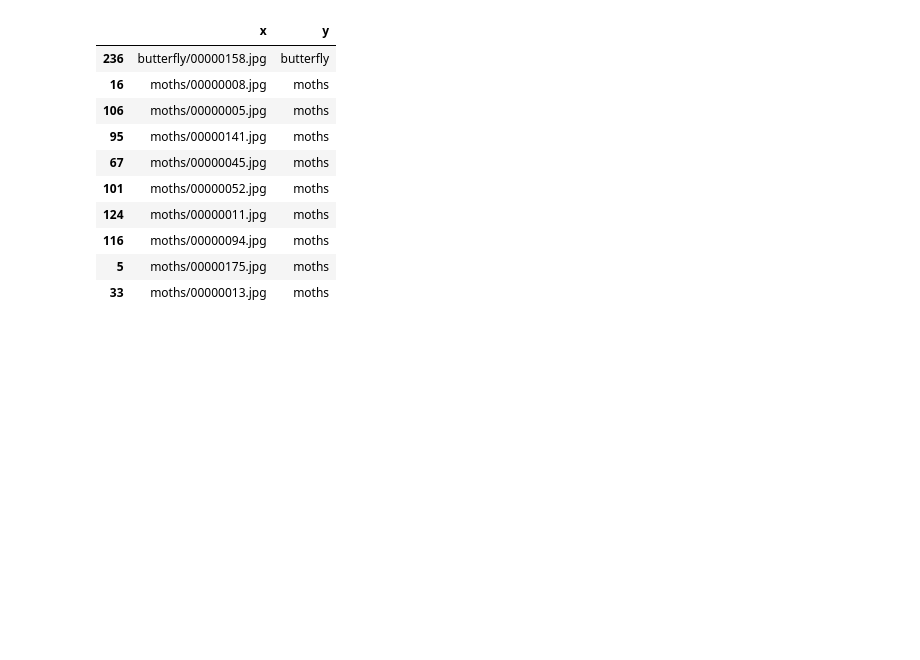
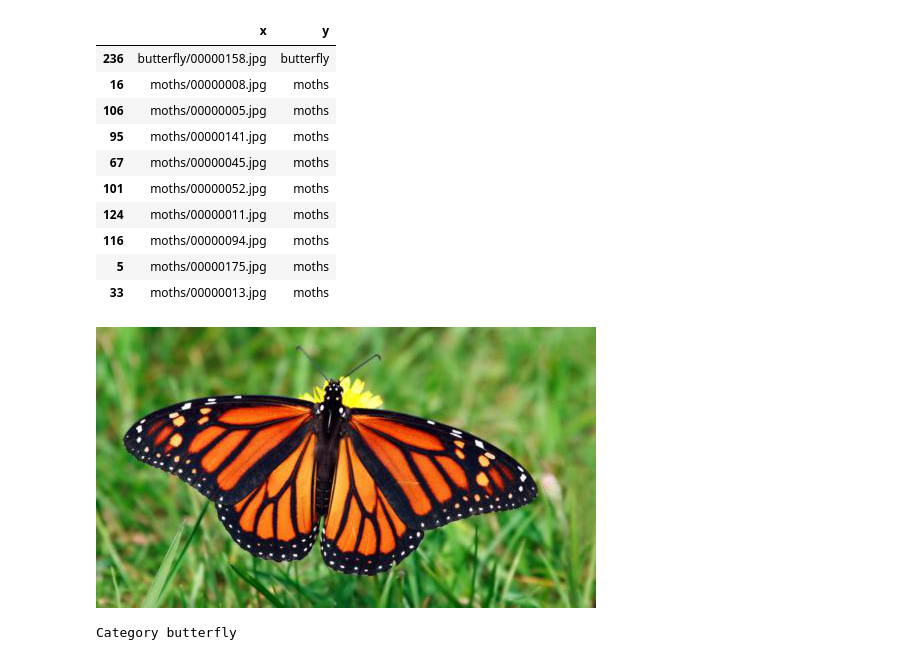
Before and after one commit to rohithpaul0304/Is-it-a-Butterfly-or-a-Moth, a Jupyter notebook: Butterfly_and_Moth_Classifier.ipynb, the cells around one changed output. Saved outputs shown, nothing was run; the diff lists cells and outputs as text; code cells hidden in the pictures; blank space fills up the shorter version.

```diff
--- a/Butterfly_and_Moth_Classifier.ipynb
+++ b/Butterfly_and_Moth_Classifier.ipynb
@@ -132,3 +132,8 @@ ds.to_df().iloc[idxs[:10]]
 | 33 | moths/00000013.jpg | moths |
 # %%
 learn.export()
+# %%
+img = open_image(path/'butterfly'/'00000041.jpg')
+img
+# %% [output]
+[figure, added]
@@ -134,0 +142,5 @@ learn.export()
+# %%
+pred_class,pred_idx,outputs = learn.predict(img)
+pred_class
+# %% [output]
+Category butterfly
```
Also changed, not shown: parts of 3 cells of this notebook.
